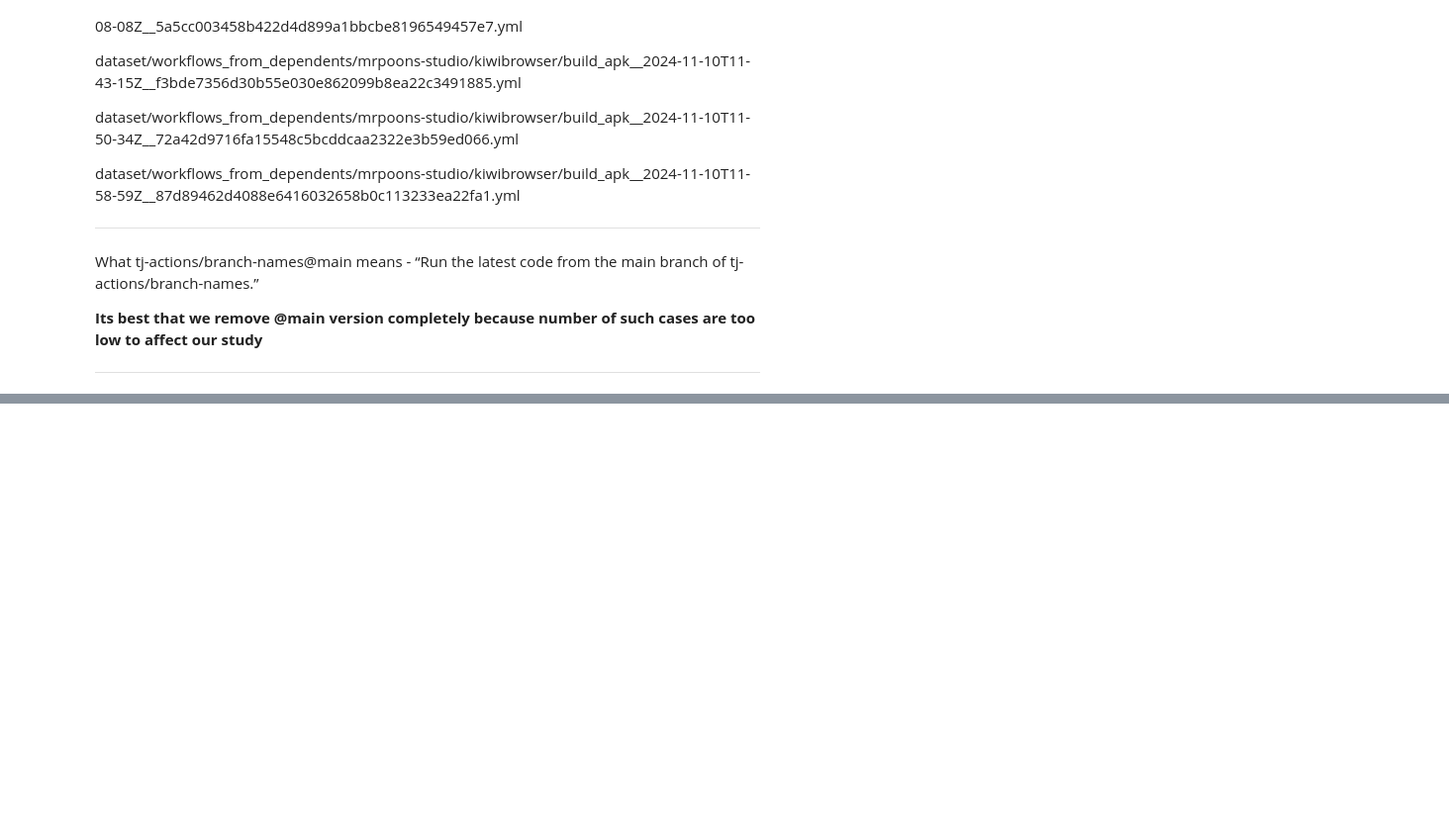
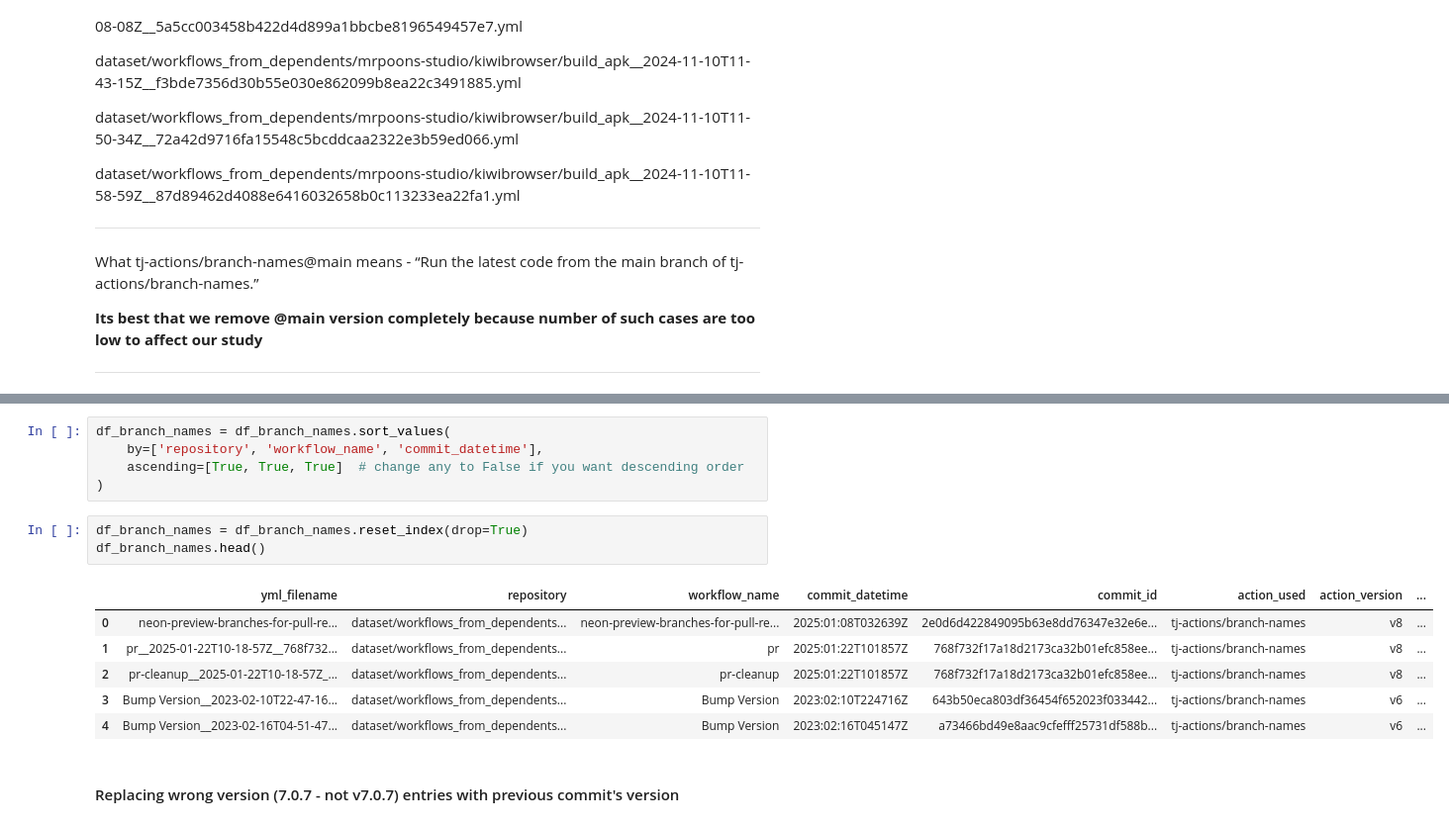
Before and after one commit to Vaibhav150123045/pipeline-level-analysis-main, a Jupyter notebook: analysis.ipynb, the cells around one changed output, grey strips where cells are left out. Shown: that part at 99% size. Cells and saved outputs as stored; diff of their text form; blank space fills up the shorter version.

```diff
--- a/analysis.ipynb
+++ b/analysis.ipynb
@@ -410,0 +425,17 @@ df_tjactions.to_csv("tj-actions-usage.csv", index=False)
+# %%
+df_branch_names = df_branch_names.sort_values(
+    by=['repository', 'workflow_name', 'commit_datetime'],
+    ascending=[True, True, True]  # change any to False if you want descending order
+)
+# %%
+df_branch_names = df_branch_names.reset_index(drop=True)
+df_branch_names.head()
+# %% [output]
+|  | yml_filename | repository | workflow_name | commit_datetime | commit_id | action_used | action_version | ... |
+| 0 | neon-preview-branches-for-pull-re... | dataset/workflows_from_dependents... | neon-preview-branches-for-pull-re... | 2025:01:08T032639Z | 2e0d6d422849095b63e8dd76347e32e6e... | tj-actions/branch-names | v8 | ... |
+| 1 | pr__2025-01-22T10-18-57Z__768f732... | dataset/workflows_from_dependents... | pr | 2025:01:22T101857Z | 768f732f17a18d2173ca32b01efc858ee... | tj-actions/branch-names | v8 | ... |
+| 2 | pr-cleanup__2025-01-22T10-18-57Z_... | dataset/workflows_from_dependents... | pr-cleanup | 2025:01:22T101857Z | 768f732f17a18d2173ca32b01efc858ee... | tj-actions/branch-names | v8 | ... |
+| 3 | Bump Version__2023-02-10T22-47-16... | dataset/workflows_from_dependents... | Bump Version | 2023:02:10T224716Z | 643b50eca803df36454f652023f033442... | tj-actions/branch-names | v6 | ... |
+| 4 | Bump Version__2023-02-16T04-51-47... | dataset/workflows_from_dependents... | Bump Version | 2023:02:16T045147Z | a73466bd49e8aac9cfefff25731df588b... | tj-actions/branch-names | v6 | ... |
+# %% [markdown]
+#### Replacing wrong version (7.0.7 - not v7.0.7) entries with previous commit's version
```
Also changed, not shown: parts of 13 cells of this notebook.
